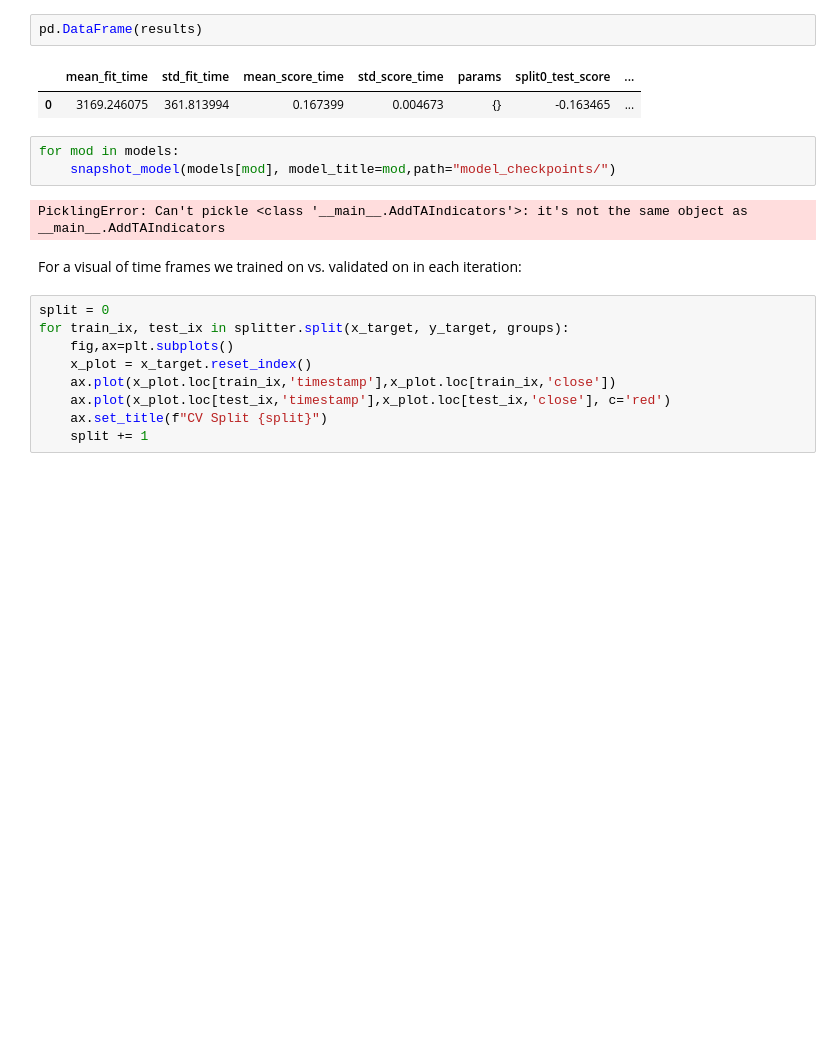
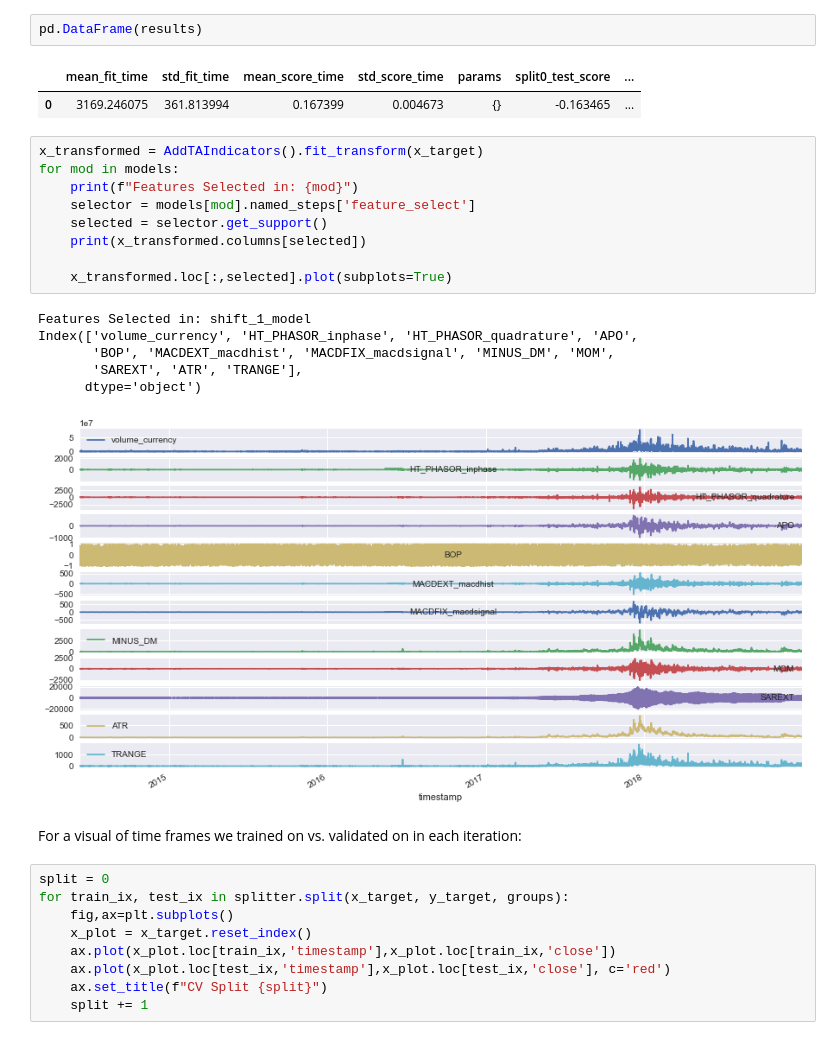
Before and after one commit to dbandrews/bitcoin-trading, a Jupyter notebook: pricing_analysis.ipynb, the cells around one changed output. Cells and saved outputs as stored; diff of their text form; blank space fills up the shorter version.

```diff
--- a/pricing_analysis.ipynb
+++ b/pricing_analysis.ipynb
@@ -576,11 +576,22 @@ pd.DataFrame(results)
 # %% [output]
 |  | mean_fit_time | std_fit_time | mean_score_time | std_score_time | params | split0_test_score | ... |
 | 0 | 3169.246075 | 361.813994 | 0.167399 | 0.004673 | {} | -0.163465 | ... |
-# %%
-for mod in models:
-    snapshot_model(models[mod], model_title=mod,path="model_checkpoints/")
-# %% [output]
-PicklingError: Can't pickle <class '__main__.AddTAIndicators'>: it's not the same object as __main__.AddTAIndicators
+# %%
+x_transformed = AddTAIndicators().fit_transform(x_target)
+for mod in models:
+    print(f"Features Selected in: {mod}")
+    selector = models[mod].named_steps['feature_select']
+    selected = selector.get_support()
+    print(x_transformed.columns[selected])
+
+    x_transformed.loc[:,selected].plot(subplots=True)
+# %% [output]
+Features Selected in: shift_1_model
+Index(['volume_currency', 'HT_PHASOR_inphase', 'HT_PHASOR_quadrature', 'APO',
+       'BOP', 'MACDEXT_macdhist', 'MACDFIX_macdsignal', 'MINUS_DM', 'MOM',
+       'SAREXT', 'ATR', 'TRANGE'],
+      dtype='object')
+[figure, added]
 # %% [markdown]
 For a visual of time frames we trained on vs. validated on in each iteration:
 # %%
```
